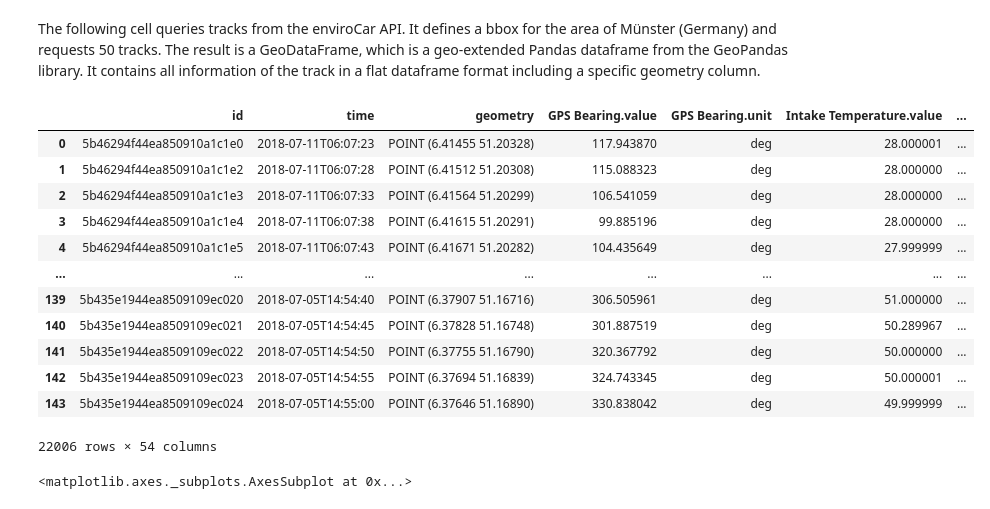
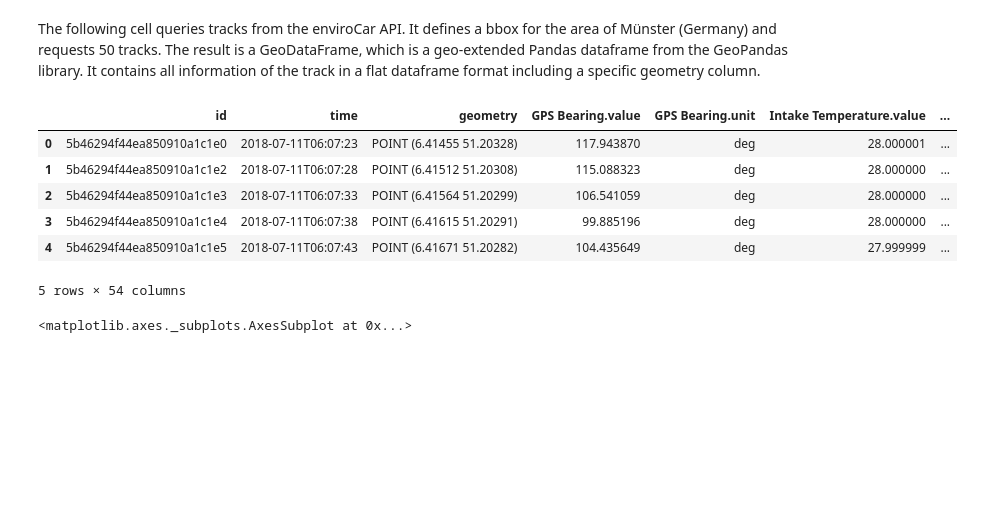
Before and after one commit to enviroCar/envirocar-py, a Jupyter notebook: examples/api_request_deckgl_maneenp.ipynb, the cells around one changed output. Drawn from its saved outputs; the diff is of its cells as text; code cells hidden in the pictures; blank space fills up the shorter version.

```diff
--- a/examples/api_request_deckgl_maneenp.ipynb
+++ b/examples/api_request_deckgl_maneenp.ipynb
@@ -20,28 +20,22 @@ The following cell queries tracks from the enviroCar API. It defines a bbox for
 # %%
 bbox = BboxSelector([
     6.3239, # min_x
     51.1316, # min_y
     6.5502, # max_x
     51.2555  # max_y
 ])
 
 # issue a query
 track_df = track_api.get_tracks(bbox=bbox, num_results=50) # requesting 50 tracks inside the bbox
-track_df
+track_df.head()
 # %% [output]
 |  | id | time | geometry | GPS Bearing.value | GPS Bearing.unit | Intake Temperature.value | ... |
 | 0 | 5b46294f44ea850910a1c1e0 | 2018-07-11T06:07:23 | POINT (6.41455 51.20328) | 117.943870 | deg | 28.000001 | ... |
 | 1 | 5b46294f44ea850910a1c1e2 | 2018-07-11T06:07:28 | POINT (6.41512 51.20308) | 115.088323 | deg | 28.000000 | ... |
 | 2 | 5b46294f44ea850910a1c1e3 | 2018-07-11T06:07:33 | POINT (6.41564 51.20299) | 106.541059 | deg | 28.000000 | ... |
 | 3 | 5b46294f44ea850910a1c1e4 | 2018-07-11T06:07:38 | POINT (6.41615 51.20291) | 99.885196 | deg | 28.000000 | ... |
 | 4 | 5b46294f44ea850910a1c1e5 | 2018-07-11T06:07:43 | POINT (6.41671 51.20282) | 104.435649 | deg | 27.999999 | ... |
-| ... | ... | ... | ... | ... | ... | ... | ... |
-| 139 | 5b435e1944ea8509109ec020 | 2018-07-05T14:54:40 | POINT (6.37907 51.16716) | 306.505961 | deg | 51.000000 | ... |
-| 140 | 5b435e1944ea8509109ec021 | 2018-07-05T14:54:45 | POINT (6.37828 51.16748) | 301.887519 | deg | 50.289967 | ... |
-| 141 | 5b435e1944ea8509109ec022 | 2018-07-05T14:54:50 | POINT (6.37755 51.16790) | 320.367792 | deg | 50.000000 | ... |
-| 142 | 5b435e1944ea8509109ec023 | 2018-07-05T14:54:55 | POINT (6.37694 51.16839) | 324.743345 | deg | 50.000001 | ... |
-| 143 | 5b435e1944ea8509109ec024 | 2018-07-05T14:55:00 | POINT (6.37646 51.16890) | 330.838042 | deg | 49.999999 | ... |
-22006 rows × 54 columns
+5 rows × 54 columns
 # %%
 track_df.plot(figsize=(8, 10))
 # %% [output]
```
Also changed, not shown: parts of 6 cells of this notebook.
